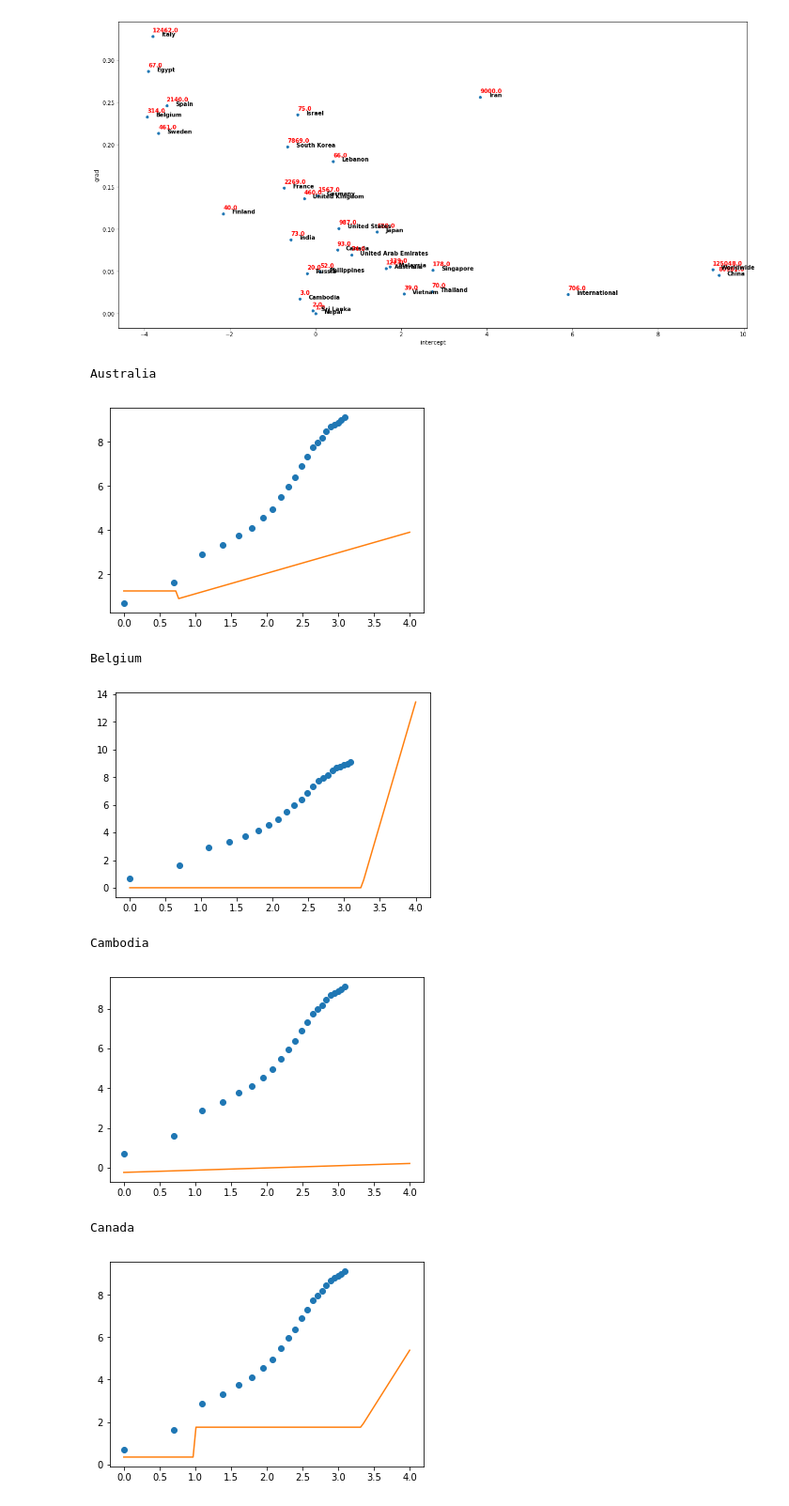
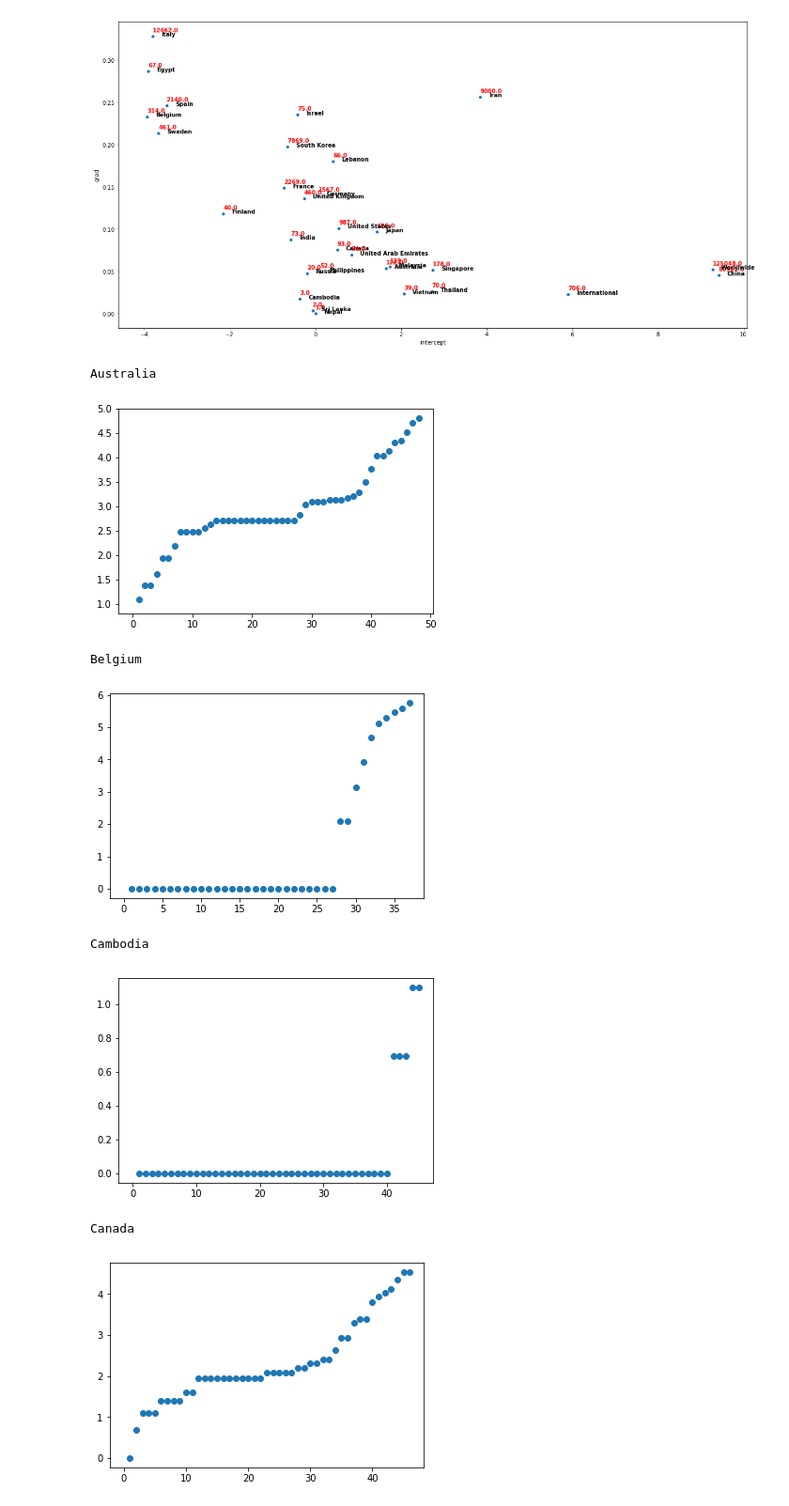
Before and after one commit to rishemjit/COVID_analysis, a Jupyter notebook: Analysis.ipynb, the cells around one changed output. Shown at 94% size. Drawn from its saved outputs; the diff is of its cells as text; code cells hidden in the pictures.

```diff
--- a/Analysis.ipynb
+++ b/Analysis.ipynb
@@ -344,7 +344,7 @@ country = 'India'
 
 def get_intercept_grad(country):
 
-    x = np.array(dCVsub_country[country]['day']).reshape(-1,1)[:,0]
+    x = np.array(dCVsub_country[country]['reverse_day']).reshape(-1,1)[:,0]
     y = np.array(dCVsub_country[country]['log_total_cases']).reshape(-1,1)[:,0]
 
     from scipy.stats import linregress
@@ -354,6 +354,7 @@ def get_intercept_grad(country):
     y_pred = intercept + gradient*x
 
     x_in = np.linspace(30,45,16)[-1]
+    #x_in = np.linspace(30,45,16)[-1]
     y_out = intercept + gradient*x_in
 
     yhat_out = y_out
@@ -368,9 +369,9 @@ def get_intercept_grad(country):
     print('95%% likelihood that the true value is between %.3f and %.3f' % (lower, upper))
     #print('True value: %.3f' % np.exp(y_out))
     # plot dataset and prediction with interval
-    plt.scatter(x, np.exp(y))
-    plt.plot(x, np.exp(y_pred), color='red')
-    plt.errorbar(x_in, np.exp(yhat_out), yerr=interval, color='black', fmt='o')
+    #plt.scatter(x, np.exp(y))
+    #plt.plot(x, np.exp(y_pred), color='red')
+    #plt.errorbar(x_in, np.exp(yhat_out), yerr=interval, color='black', fmt='o')
     plt.show()
 
     return intercept, gradient
@@ -433,36 +420,37 @@ for i in range(0,reg_df.shape[0]):
 # %%
 def get_piecewise(s):
 
-    x  = np.array(dCV_country[s]['log_day'])
+    x  = np.array(dCV_country[s]['day'])
     y  = np.array(dCV_country[s]['log_total_cases'])
     p, e = optimize.curve_fit(piecewise_linear, x, y)
 
+    xd = np.linspace(0,40,1)
+    plt.plot(x, y, "o")
+    plt.plot(xd, piecewise_linear(xd, *p))
+    plt.show()
     return p
 
 
 reg_df = pd.DataFrame(columns=['p0', 'p1', 'p2', 'p3', 'p4', 'p5','p6','p7',  'maxCases'])
 
 for country, data in dCVsub_country.items():
     #print(country, len(data))
     if len(data)>10:
         print(country)
         p= get_piecewise(country)
         reg_df.loc[country] = p.tolist()+  [max(data['total_cases'])]
-        xd = np.linspace(0, 4, 100)
-        plt.plot(x, y, "o")
-        plt.plot(xd, piecewise_linear(xd, *p))
-        plt.show()
+
 
 
 
 reg_df
 # %% [output]
 Australia
-[figure, old version]
+[figure, new version]
 Belgium
-[figure, old version]
+[figure, new version]
 Cambodia
-[figure, old version]
+[figure, new version]
 Canada
-[figure, old version]
+[figure, new version]
 China
```
Also changed, not shown: parts of 6 cells of this notebook.
